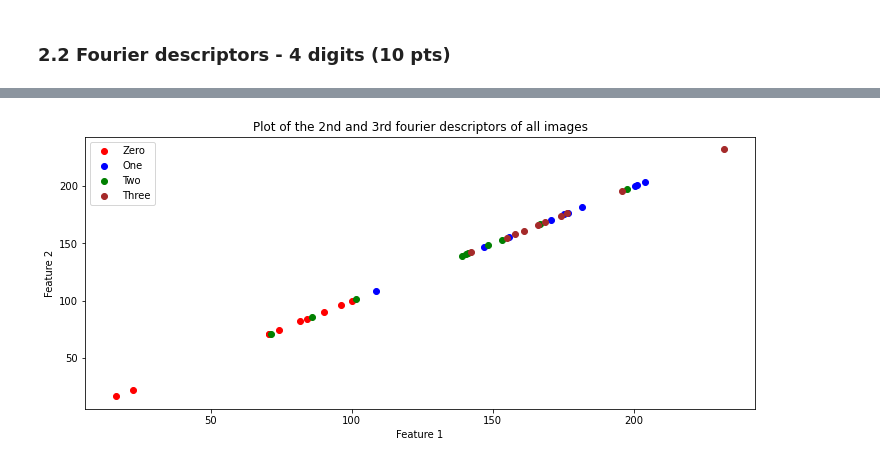
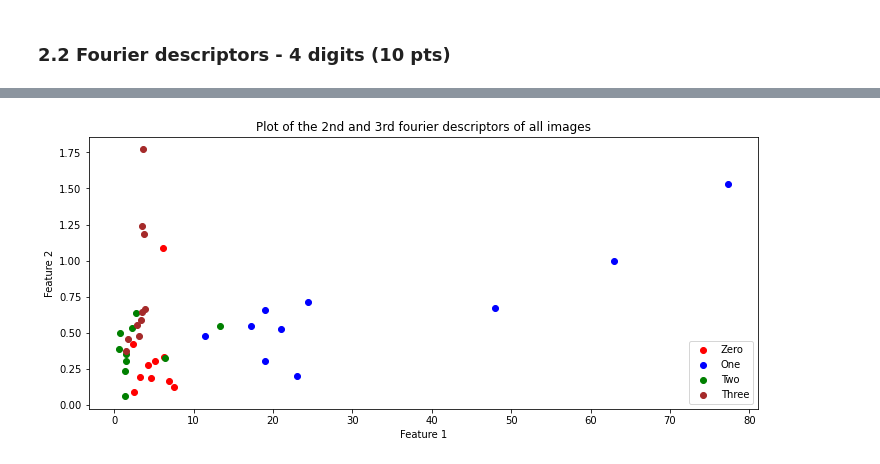
Before and after one commit to melina-chrys/IAPR-squad-lab, a Jupyter notebook: Lab2/lab_02_object_description.ipynb, the cells around one changed output, grey strips where cells are left out. Drawn from its saved outputs; the diff is of its cells as text; code cells hidden in the pictures.

```diff
--- a/Lab2/lab_02_object_description.ipynb
+++ b/Lab2/lab_02_object_description.ipynb
@@ -177,20 +159,26 @@ def closing_on_list(imgs, kernel):
     return np.array(imgs_closing)
 # %%
 # Transform the gray-scale images into binary images
-_, zeros_thresholded = cv2.threshold(zeros_im, 120, 255, cv2.THRESH_BINARY)
-_, ones_thresholded = cv2.threshold(ones_im, 120, 255, cv2.THRESH_BINARY)
+_, zeros_thresholded = cv2.threshold(zeros_im, 125, 255, cv2.THRESH_BINARY)
+_, ones_thresholded = cv2.threshold(ones_im, 125, 255, cv2.THRESH_BINARY)
 
 # For each image of 0 & 1, remove objects smaller than 5 pixels to keep only the digit
 zeros_labeled = extract_main_object(zeros_thresholded, 5)
 ones_labeled = extract_main_object(ones_thresholded, 5)
 
 # Apply morphological transformations to clean the shape of the digits
-#kernel = cv2.getStructuringElement(cv2.MORPH_ELLIPSE, (2,2))
+kernel = cv2.getStructuringElement(cv2.MORPH_ELLIPSE, (5,5))
 
-zeros_processed = zeros_labeled
-ones_processed = ones_labeled
-#zeros_processed = closing_on_list(zeros_labeled, kernel)
-#ones_processed = closing_on_list(ones_labeled, kernel)
+zeros_processed = closing_on_list(zeros_labeled, kernel)
+ones_processed = closing_on_list(ones_labeled, kernel)
+
+# Apply a series of medianBlur and closing to smooth the digits
+for i in range(5):
+    zeros_processed = cv2.medianBlur(zeros_processed, 3)
+    ones_processed = cv2.medianBlur(ones_processed, 3)
+
+    zeros_processed = closing_on_list(zeros_processed, kernel)
+    ones_processed = closing_on_list(ones_processed, kernel)
 # %%
 # Plot images
 fig, axes = plt.subplots(2, len(zeros_processed), figsize=(24, 6))
@@ -232,7 +220,12 @@ def find_fourier_descriptors(img):
     contours, _ = cv2.findContours(img, cv2.RETR_EXTERNAL, cv2.CHAIN_APPROX_NONE)
 
     # We resample the contours so that they have the same number of points (which impact the DFT)
-    contours_resampled = resample(contours[0], 50)
+    contours_resampled = resample(contours[0], 40)
+
+    ### Plot the contours if necessary
+    #plt.plot(np.array(contours_resampled).squeeze()[:,0], np.array(contours_resampled).squeeze()[:,1])
+    #plt.imshow(img,cmap="gray")
+    #plt.show()
 
     # Obtain the list of 2D coordinates for the external contour of the main object in the image
     digit_contour = contours_resampled[:,0,:]
@@ -263,14 +256,16 @@ def extract_2D_features_from_fourier_descriptors(fourier_descriptors):
         A tuple containing two features based on Fourier descriptors,
         invariant to translation, rotation and scaling.
     """
-    # Take the amplitute of f1, f2, f3 and f4 (invariant to translation and rotation)
+    # Take the amplitute of f1, f2, f3 (invariant to translation and rotation)
     A1 = np.abs(fourier_descriptors[1])
     A2 = np.abs(fourier_descriptors[2])
-    A3 = np.abs(fourier_descriptors[3])
+    A4 = np.abs(fourier_descriptors[4])
+    A6 = np.abs(fourier_descriptors[6])
+
 
     # Compute the ratio of two coefficients (invariant to scaling)
-    feature1 = A3
-    feature2 = A3
+    feature1 = A1/A2
+    feature2 = A4/A2
 
     return (feature1, feature2)
 # %%
@@ -499,17 +558,17 @@ threes_features = extract_2d_features_from_images(threes_processed)
 # %%
 # Plot descriptors
 fig = plt.figure(1, figsize=(12, 5))
 
 plt.scatter(zeros_features[:,0], zeros_features[:,1], label="Zero", color='red')
 plt.scatter(ones_features[:,0], ones_features[:,1], label="One", color='blue')
 plt.scatter(twos_features[:,0], twos_features[:,1], label="Two", color='green')
 plt.scatter(threes_features[:,0], threes_features[:,1], label="Three", color='brown')
 
 plt.xlabel("Feature 1")
 plt.ylabel("Feature 2")
 
-plt.title("Plot of the 2nd and 3rd fourier descriptors of all images")
+plt.title("Plot of two features based on the Fourier descriptors")
 plt.legend()
 plt.show()
 # %% [output]
-[figure, old version]
+[figure, new version]
```
Also changed, not shown: parts of 20 cells of this notebook.
